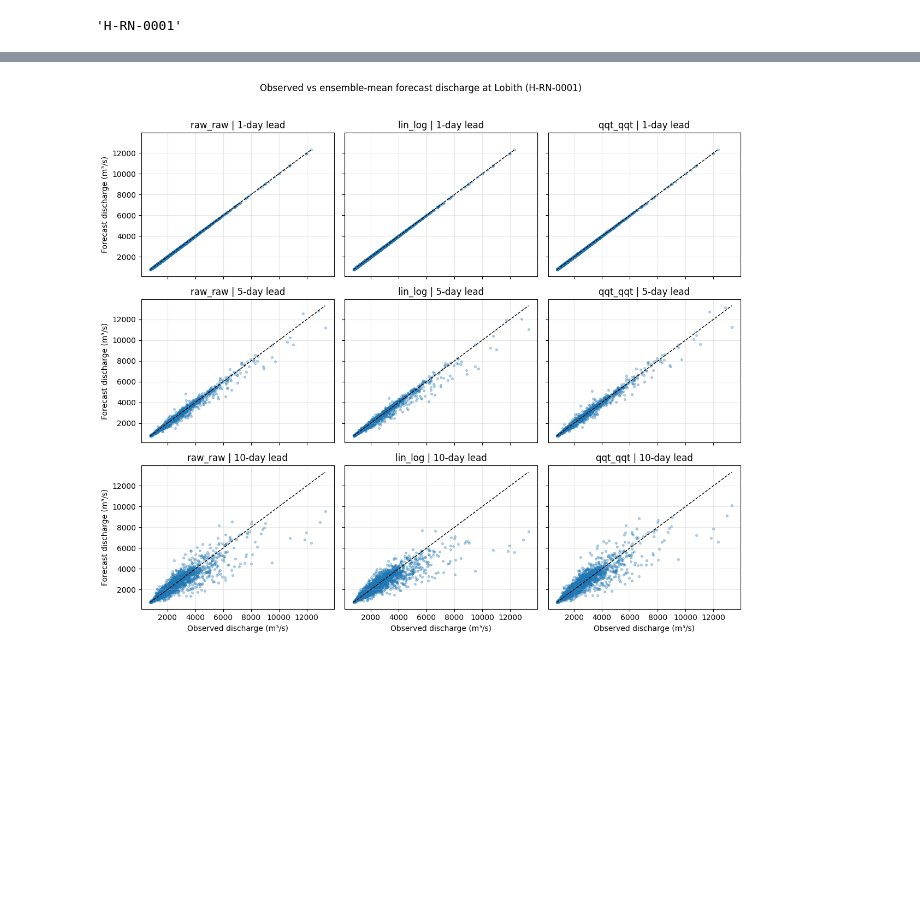
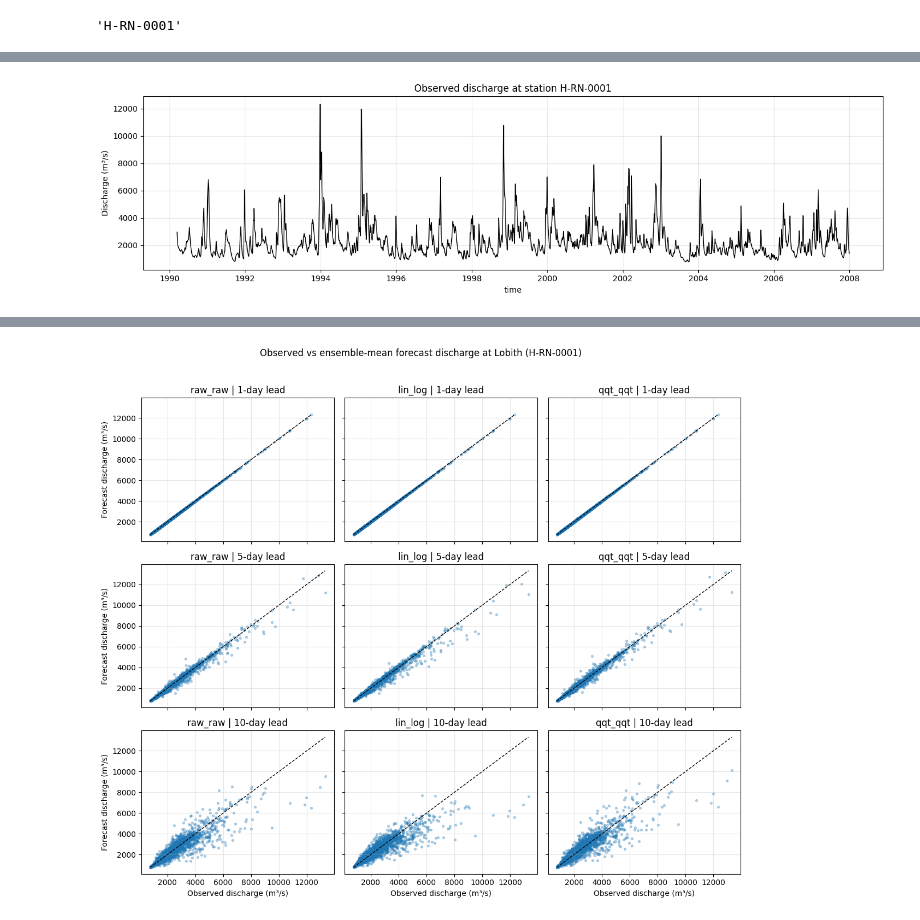
Before and after one commit to DaveCasson/veriflow, a Jupyter notebook: examples/hydrological_ensemble_verification_part2_interpretation.ipynb, the cells around one changed output, grey strips where cells are left out. Saved outputs shown, nothing was run; the diff lists cells and outputs as text; code cells hidden in the pictures; blank space fills up the shorter version.

Commit message:
Restructure verification tutorial into two notebooks

```diff
--- a/examples/hydrological_ensemble_verification_part2_interpretation.ipynb
+++ b/examples/hydrological_ensemble_verification_part2_interpretation.ipynb
@@ -273,0 +257,11 @@ Here we compare ensemble-mean forecasts with observations for lead times of 1, 5
+# %%
+# Select one verification pair and extract coressponding observations and forecasts.
+sample_pair_id = "raw_raw"
+sample_ds = pair_datasets[sample_pair_id]
+
+obs_da = sample_ds["obs"]
+sim_da = get_forecast_data(sample_pair_id)
+
+# Lobith station. You can change this to another station ID.
+example_station = str(obs_da.station.values[0])
+example_station
@@ -273,0 +339,18 @@ Here we compare ensemble-mean forecasts with observations for lead times of 1, 5
+# %%
+obs_series = select_lead_time(
+    obs_da.sel(station=example_station),
+    lead_days=1,
+)
+obs_series = use_valid_time_axis(obs_series)
+
+fig, ax = plt.subplots(figsize=(14, 4))
+
+obs_series.plot(ax=ax, color="black", linewidth=1)
+ax.set_title(f"Observed discharge at station {example_station}")
+ax.set_ylabel("Discharge (m³/s)")
+ax.grid(True, alpha=0.3)
+
+plt.tight_layout()
+plt.show()
+# %% [output]
+[figure, added]
```
Also changed, not shown: parts of 27 cells of this notebook, 1 other file.
